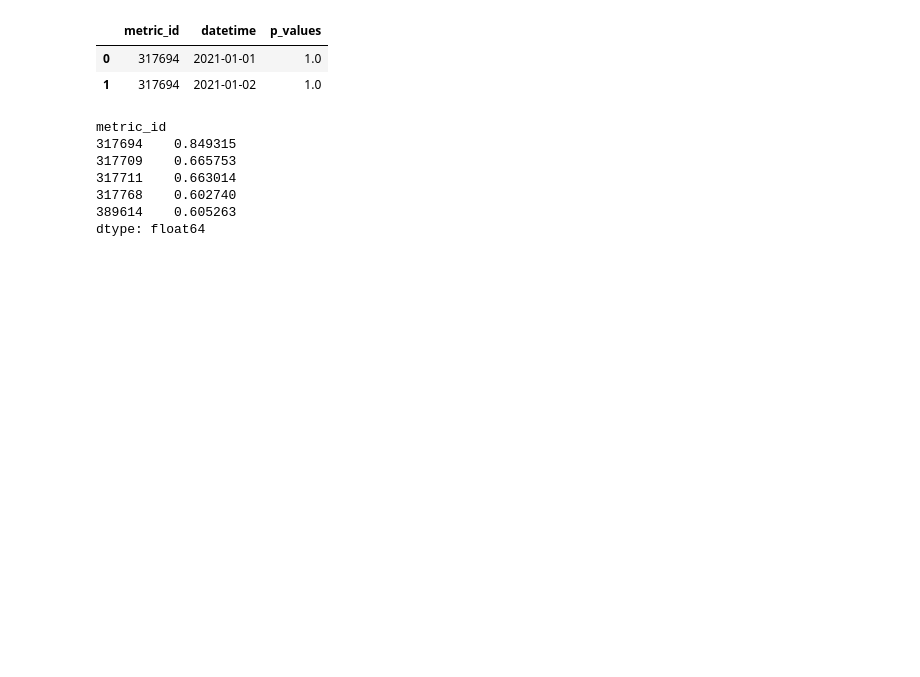
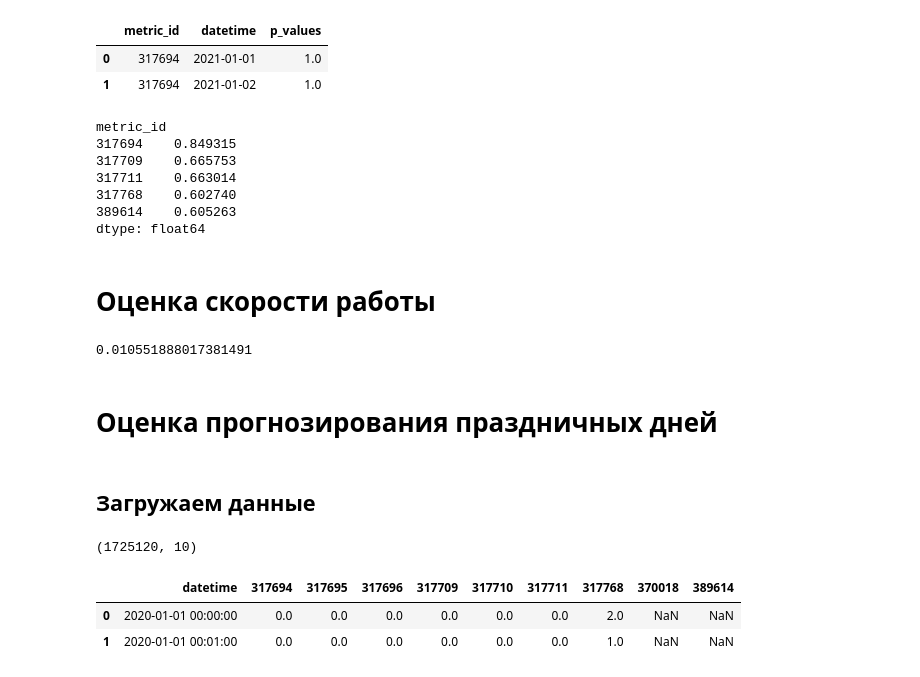
Before and after one commit to JosephFrancisTribbiani/ds, a Jupyter notebook: Tasks/ts_foracasting_model/evaluation.ipynb, the cells around one changed output. Drawn from its saved outputs; the diff is of its cells as text; code cells hidden in the pictures; blank space fills up the shorter version.

```diff
--- a/Tasks/ts_foracasting_model/evaluation.ipynb
+++ b/Tasks/ts_foracasting_model/evaluation.ipynb
@@ -277,3 +281,23 @@ metric_id
 317768    0.602740
 389614    0.605263
 dtype: float64
+# %% [markdown]
+# Оценка скорости работы
+# %%
+log_results["inference_time"].mean()
+# %% [output]
+0.010551888017381491
+# %% [markdown]
+# Оценка прогнозирования праздничных дней
+# %% [markdown]
+## Загружаем данные
+# %%
+data = pd.read_csv("../../.data/метрики_торгового_эквайринга.csv", parse_dates=["datetime"], index_col=0)
+
+print(data.shape)
+display(data.head(2))
+# %% [output]
+(1725120, 10)
+|  | datetime | 317694 | 317695 | 317696 | 317709 | 317710 | 317711 | 317768 | 370018 | 389614 |
+| 0 | 2020-01-01 00:00:00 | 0.0 | 0.0 | 0.0 | 0.0 | 0.0 | 0.0 | 2.0 | NaN | NaN |
+| 1 | 2020-01-01 00:01:00 | 0.0 | 0.0 | 0.0 | 0.0 | 0.0 | 0.0 | 1.0 | NaN | NaN |
```
Also changed, not shown: parts of 11 cells of this notebook, 5 other files.
